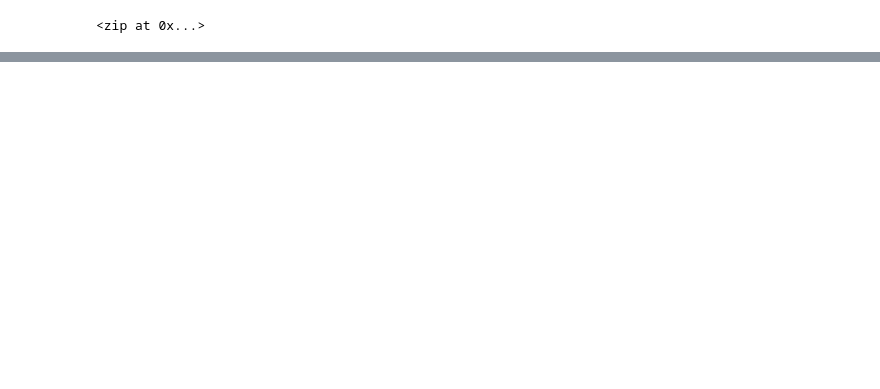
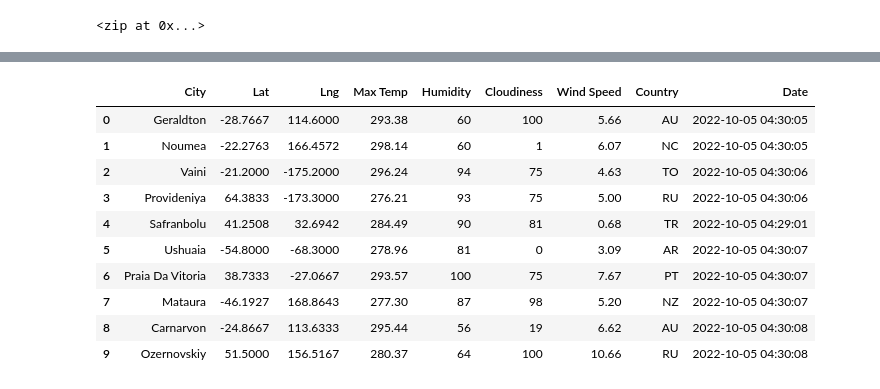
Before and after one commit to Madeye24/World_Weather_Analysis, a Jupyter notebook: WeatherPy.ipynb, the cells around one changed output, grey strips where cells are left out. Drawn from its saved outputs; the diff is of its cells as text; code cells hidden in the pictures; blank space fills up the shorter version.

```diff
--- a/WeatherPy.ipynb
+++ b/WeatherPy.ipynb
@@ -54,0 +60,3 @@ len(cities)
+# %%
+url = "http://api.openweathermap.org/data/2.5/weather?"
+query_url = url + "appid="+ weather_api_key
@@ -54,0 +147,16 @@ len(cities)
+# %%
+# Convert the array of dictionaries to a Pandas DataFrame.
+city_data_df = pd.DataFrame(city_data)
+city_data_df.head(10)
+# %% [output]
+|  | City | Lat | Lng | Max Temp | Humidity | Cloudiness | Wind Speed | Country | Date |
+| 0 | Geraldton | -28.7667 | 114.6000 | 293.38 | 60 | 100 | 5.66 | AU | 2022-10-05 04:30:05 |
+| 1 | Noumea | -22.2763 | 166.4572 | 298.14 | 60 | 1 | 6.07 | NC | 2022-10-05 04:30:05 |
+| 2 | Vaini | -21.2000 | -175.2000 | 296.24 | 94 | 75 | 4.63 | TO | 2022-10-05 04:30:06 |
+| 3 | Provideniya | 64.3833 | -173.3000 | 276.21 | 93 | 75 | 5.00 | RU | 2022-10-05 04:30:06 |
+| 4 | Safranbolu | 41.2508 | 32.6942 | 284.49 | 90 | 81 | 0.68 | TR | 2022-10-05 04:29:01 |
+| 5 | Ushuaia | -54.8000 | -68.3000 | 278.96 | 81 | 0 | 3.09 | AR | 2022-10-05 04:30:07 |
+| 6 | Praia Da Vitoria | 38.7333 | -27.0667 | 293.57 | 100 | 75 | 7.67 | PT | 2022-10-05 04:30:07 |
+| 7 | Mataura | -46.1927 | 168.8643 | 277.30 | 87 | 98 | 5.20 | NZ | 2022-10-05 04:30:07 |
+| 8 | Carnarvon | -24.8667 | 113.6333 | 295.44 | 56 | 19 | 6.62 | AU | 2022-10-05 04:30:08 |
+| 9 | Ozernovskiy | 51.5000 | 156.5167 | 280.37 | 64 | 100 | 10.66 | RU | 2022-10-05 04:30:08 |
```
Also changed, not shown: parts of 8 cells of this notebook, 4 other files.
